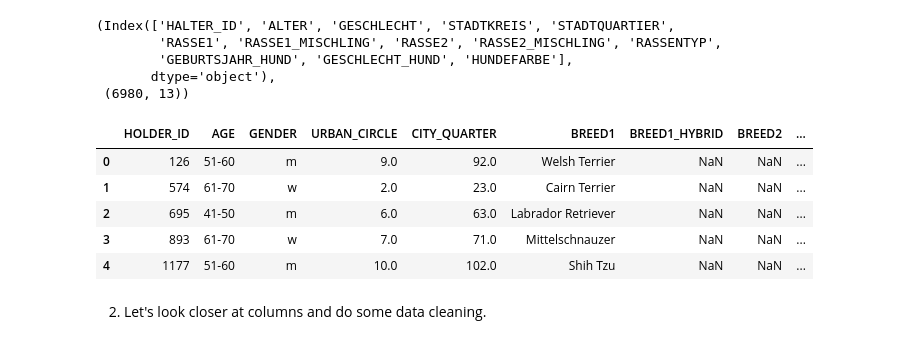
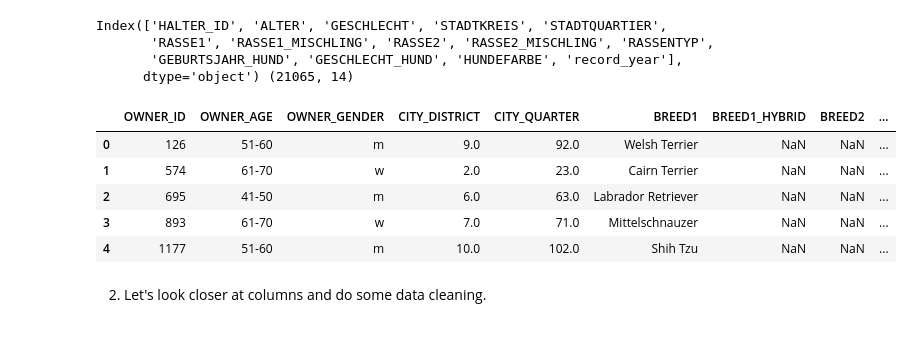
Before and after one commit to nycantwell/nycantwell, a Jupyter notebook: Data_storytelling_swiss_dog_owners/Swiss_dogs_story.ipynb, the cells around one changed output. Saved outputs shown, nothing was run; the diff lists cells and outputs as text; code cells hidden in the pictures.

```diff
--- a/Data_storytelling_swiss_dog_owners/Swiss_dogs_story.ipynb
+++ b/Data_storytelling_swiss_dog_owners/Swiss_dogs_story.ipynb
@@ -4,26 +4,33 @@ import pandas as pd
 import numpy as np
 import seaborn as sns
 # %%
-# Read the 2015 csv and translate the column names from German to English via google translate and Kaggle notes.
+# Read the 3 csv files and translate the column names from German to English via google translate and Kaggle notes.
 # https://www.kaggle.com/datasets/kmader/dogs-of-zurich?resource=download&select=zuordnungstabellehunderassehundetyp.csv
 df_2015 = pd.read_csv('20151001hundehalter.csv')
-df_2015.columns, df_2015.shape
+df_2016 = pd.read_csv('20160307hundehalter.csv')
+df_2017 = pd.read_csv('20170308hundehalter.csv')
+
+df_2015['record_year'] = 2015
+df_2016['record_year'] = 2016
+df_2017['record_year'] = 2017
+
+df_15_17 = pd.concat([df_2015, df_2016, df_2017], axis=0)
+print(df_15_17.columns, df_15_17.shape)
 # %% [output]
-(Index(['HALTER_ID', 'ALTER', 'GESCHLECHT', 'STADTKREIS', 'STADTQUARTIER',
-        'RASSE1', 'RASSE1_MISCHLING', 'RASSE2', 'RASSE2_MISCHLING', 'RASSENTYP',
-        'GEBURTSJAHR_HUND', 'GESCHLECHT_HUND', 'HUNDEFARBE'],
-       dtype='object'),
- (6980, 13))
+Index(['HALTER_ID', 'ALTER', 'GESCHLECHT', 'STADTKREIS', 'STADTQUARTIER',
+       'RASSE1', 'RASSE1_MISCHLING', 'RASSE2', 'RASSE2_MISCHLING', 'RASSENTYP',
+       'GEBURTSJAHR_HUND', 'GESCHLECHT_HUND', 'HUNDEFARBE', 'record_year'],
+      dtype='object') (21065, 14)
 # %%
 # German to English translations for column names
-df_2015.columns = ['HOLDER_ID', 'AGE', 'GENDER', 'URBAN_CIRCLE', 'CITY_QUARTER',
+df_15_17.columns = ['OWNER_ID', 'OWNER_AGE', 'OWNER_GENDER', 'CITY_DISTRICT', 'CITY_QUARTER',
     'BREED1', 'BREED1_HYBRID', 'BREED2', 'BREED2_HYBRID', 'BREED_TYPE',
-    'BIRTH_YEAR_DOG', 'GENDER_DOG', 'COLOR_DOG']
+    'DOG_BIRTH_YEAR', 'DOG_GENDER', 'DOG_COLOR', 'record_year']
 
 # View updated column names
-df_2015.head()
+df_15_17.head()
 # %% [output]
-|  | HOLDER_ID | AGE | GENDER | URBAN_CIRCLE | CITY_QUARTER | BREED1 | BREED1_HYBRID | BREED2 | ... |
+|  | OWNER_ID | OWNER_AGE | OWNER_GENDER | CITY_DISTRICT | CITY_QUARTER | BREED1 | BREED1_HYBRID | BREED2 | ... |
 | 0 | 126 | 51-60 | m | 9.0 | 92.0 | Welsh Terrier | NaN | NaN | ... |
 | 1 | 574 | 61-70 | w | 2.0 | 23.0 | Cairn Terrier | NaN | NaN | ... |
 | 2 | 695 | 41-50 | m | 6.0 | 63.0 | Labrador Retriever | NaN | NaN | ... |
```
Also changed, not shown: parts of 29 cells of this notebook, 13 other files.
